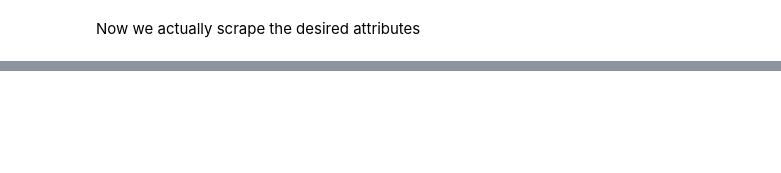
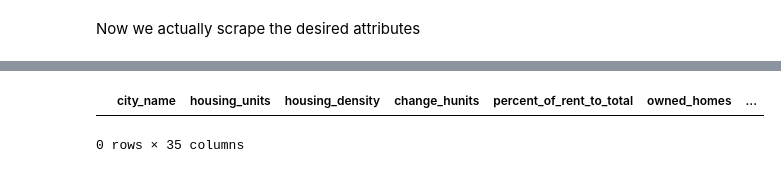
Before and after one commit to clazaro97chosen/California_Rental_Property_Project, a Jupyter notebook: Scrape_the_Data.ipynb, the cells around one changed output, grey strips where cells are left out. Saved outputs shown, nothing was run; the diff lists cells and outputs as text; code cells hidden in the pictures; blank space fills up the shorter version.

```diff
--- a/Scrape_the_Data.ipynb
+++ b/Scrape_the_Data.ipynb
@@ -181,2 +340,5 @@ len(searchurls)
 # %% [markdown]
 Now we actually scrape the desired attributes
+# %%
+results = []
+not_found = []
@@ -183 +355,29 @@ Now we actually scrape the desired attributes
+# %%
+def searchpattern(pattern,resultset):
+    '''
+    pattern:regex pattern
+    resultset: A beautiful soup result set
+    output housing variable of interest type string
+    '''
+    result = [i for i in resultset if re.search(pattern,i)]
+    if result == []:
+        result  = None
+    elif result !=[]:
+        result = (re.findall(pattern,result[0]))[0]
+    return result
+# %%
+def refinestring(desiredreplacement,yourstring):
+    """
+    yourstring: a string which you extract only digits and decimals
+    desiredreplacement: a dictonary definining your replacement values
+
+    returns: your string with the desired replacements you request
+    """
+    if yourstring  == None:
+        return None
+    elif yourstring != None:
+        rep = dict((re.escape(k),v) for k,v in desiredreplacement.items())
+        pattern =re.compile("|".join(rep.keys()))
+
+        return float(pattern.sub(lambda m:rep[re.escape(m.group(0))],yourstring))
 # %%
@@ -257,0 +556,7 @@ med_year_renter_moved_in = searchpattern('it\shas\s(.*?\d)\smedian\syear\sthat\s
+# %%
+df = pd.DataFrame(results,columns =['city_name','housing_units','housing_density','change_hunits','percent_of_rent_to_total','owned_homes',
+                'med_homeval','med_rental_rate','med_owner_cost','med_own_cost_aspercentof_income','med_hval_aspercentof_medearn',
+                'med_hcost_ownmortg','med_hcost_own_wo_mortg','hcost_aspercentof_hincome_ownmortg','hcost_as_perc_of_hincome_womortg',
+                'med_real_estate_taxes','family_members_per_hunit','median_num_ofrooms','median_year_house_built','household_size_of_howners','household_size_for_renters',
+                'med_year_moved_in_for_owners','med_year_renter_moved_in','studio_1000_1499','studio_1500_more','studio_750_999','onebed_1000_1499','onebed_1500_more',
+                 'onebed_750_999','twobed_1000_1499','twobed_1500_more','twobed_750_999','threebed_1000_1499','threebed_1500_more','threebed_750_999'] )
@@ -257,0 +583,5 @@ med_year_renter_moved_in = searchpattern('it\shas\s(.*?\d)\smedian\syear\sthat\s
+# %%
+df
+# %% [output]
+|  | city_name | housing_units | housing_density | change_hunits | percent_of_rent_to_total | owned_homes | ... |
+0 rows × 35 columns
```
Also changed, not shown: parts of 46 cells of this notebook, 3 other files.
